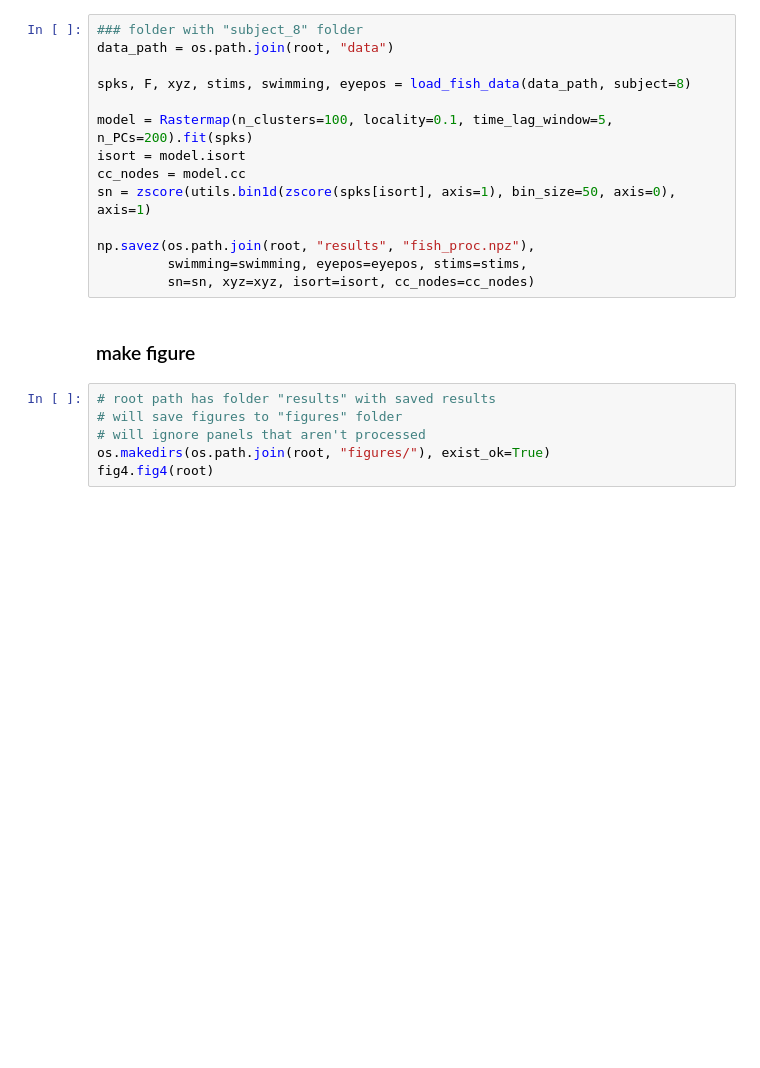
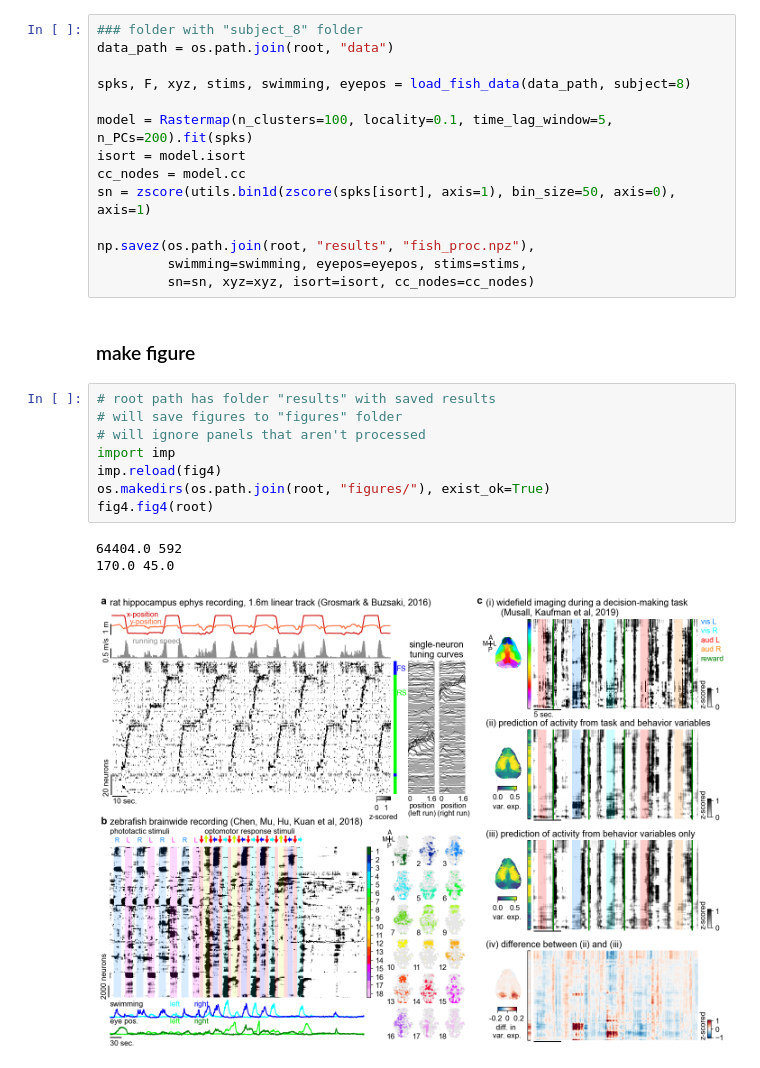
Before and after one commit to MouseLand/rastermap, a Jupyter notebook: paper/fig4.ipynb, the cells around one changed output. Cells and saved outputs as stored; diff of their text form; blank space fills up the shorter version.

```diff
--- a/paper/fig4.ipynb
+++ b/paper/fig4.ipynb
@@ -125,6 +125,12 @@ np.savez(os.path.join(root, "results", "fish_proc.npz"),
 # %%
 # root path has folder "results" with saved results
 # will save figures to "figures" folder
 # will ignore panels that aren't processed
+import imp
+imp.reload(fig4)
 os.makedirs(os.path.join(root, "figures/"), exist_ok=True)
 fig4.fig4(root)
+# %% [output]
+64404.0 592
+170.0 45.0
+[figure, added]
```
Also changed, not shown: 19 other files.
